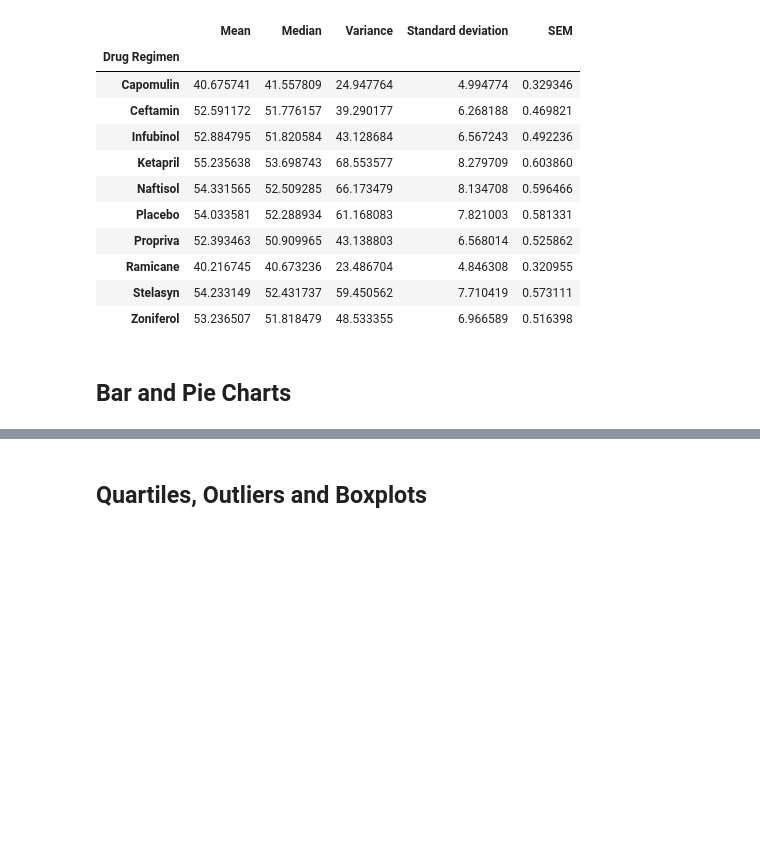
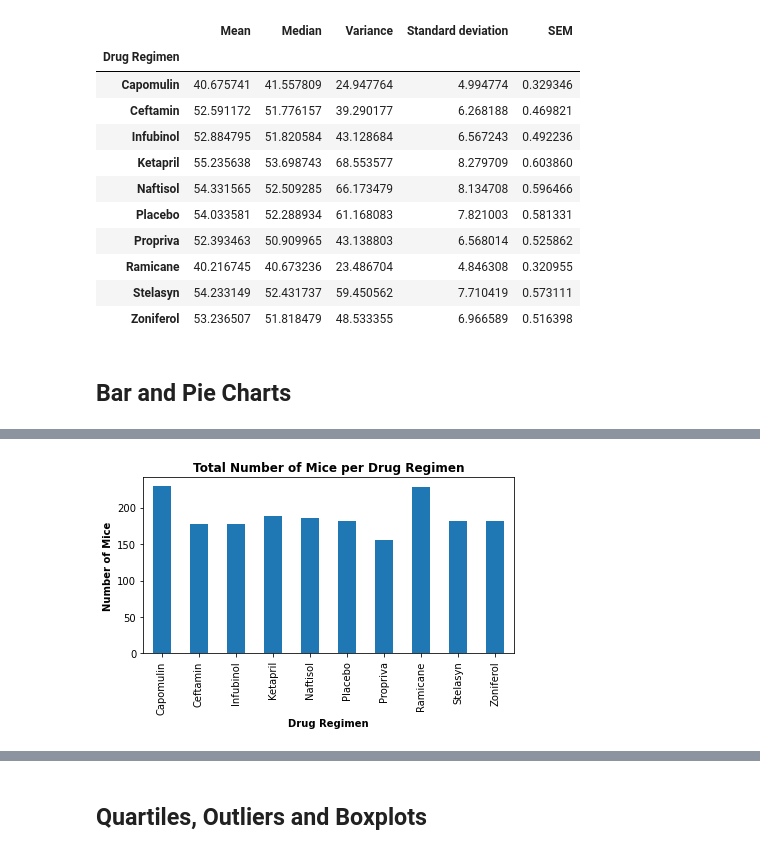
Before and after one commit to abpuccini/matplotlib-challenge, a Jupyter notebook: pymaceuticals_analysis.ipynb, the cells around one changed output, grey strips where cells are left out. Drawn from its saved outputs; the diff is of its cells as text; code cells hidden in the pictures; blank space fills up the shorter version.

```diff
--- a/pymaceuticals_analysis.ipynb
+++ b/pymaceuticals_analysis.ipynb
@@ -117,11 +118,11 @@ summary_statistics_df
 # %%
-# Calculate number of mice per Drug Regimen
-no_mice_per_regimen = drug_regimen_gp['Mouse ID'].count()
+# **Using pandas** Generate a bar plot showing the total number of mice for each treatment
+pd_bar_mice_per_regimen = no_mice_per_regimen.plot(kind='bar')
 
-# **Using pandas** Generate a bar plot showing the total number of mice for each treatment
-pd_bar_mice_per_regimen = no_mice_per_regimen.plot(kind='bar', title='Total Number of Mice per Drug Regimen')
-plt.xlabel('Drug Regimen')
-plt.ylabel('Number of Mice')
+# Set x/y label, title and show the bar graph
+pd_bar_mice_per_regimen.set_title(label='Total Number of Mice per Drug Regimen', fontweight = 'bold')
+pd_bar_mice_per_regimen.set_xlabel('Drug Regimen', fontweight = 'bold')
+pd_bar_mice_per_regimen.set_ylabel('Number of Mice', fontweight = 'bold')
 plt.tight_layout()
 plt.show()
 
@@ -133,3 +132,4 @@ pd_bar_mice_per_regimen.figure.savefig('Images/pd_bar_mice_per_regimen.png')
+[figure, added]
 # %%
 # **Using pyplot** Generate a bar plot showing the total number of mice for each treatment
 # Set x axis
```
Also changed, not shown: parts of 6 cells of this notebook, 1 other file.
